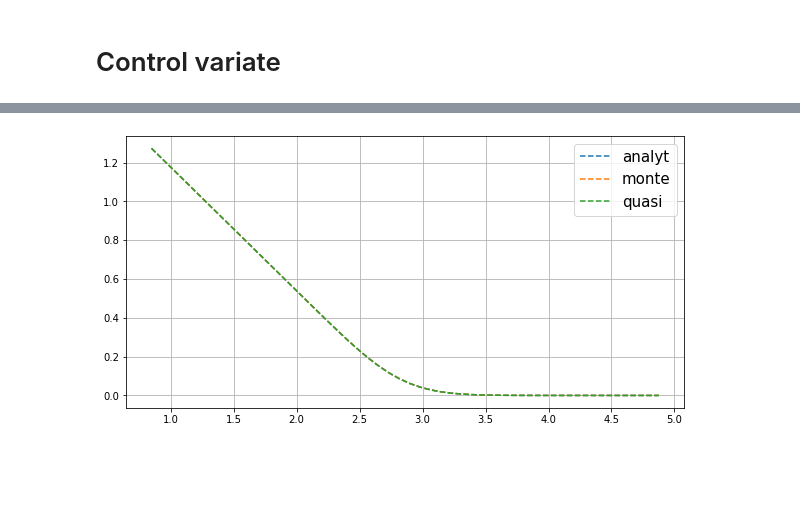
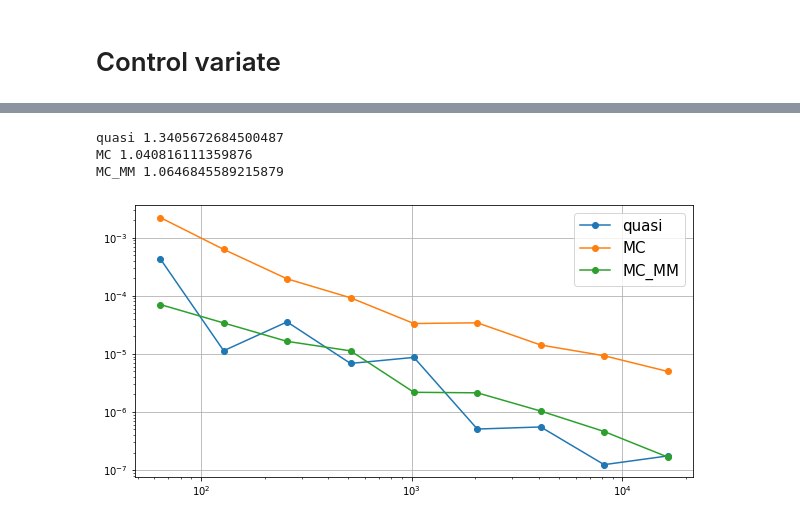
Before and after one commit to dolmatovas/MathFinance, a Jupyter notebook: asian options/Asian option pricing.ipynb, the cells around one changed output, grey strips where cells are left out. Drawn from its saved outputs; the diff is of its cells as text; code cells hidden in the pictures; blank space fills up the shorter version.

```diff
--- a/asian options/Asian option pricing.ipynb
+++ b/asian options/Asian option pricing.ipynb
@@ -349,2 +388,2 @@ None
 # %%
-nt = 200
+nt = 20
@@ -353,26 +390,24 @@ from tqdm import tqdm
 # %%
 nit = 10
 
-Ns = 2 ** (np.arange(6, 18))
-
-err1 = []
-err2 = []
+Ns = 2 ** (np.arange(6, 15))
 
 I1 = 0.5 * t * (np.log(S0) + np.log(St))
 I2 = 0.5 * t * (S0 + St)
 
 Canalyt = GeometricMeanAnalytical(r, sig, t, T, St, I1, Kn)
 
+errors = defaultdict(list)
+
 for N in tqdm(Ns):
 
     Cquasi = QuasiMonteCarloGeometricMean(r, sig, t, T, St, I1, Kn, N, nt)
+    errors['quasi'].append(np.linalg.norm(Canalyt - Cquasi) ** 2)
 
-    err = []
+    crnt_errors = defaultdict(list)
     for _ in range(nit):
-        Cmonte = MonteCarloGeometricMean(r, sig, t, T, St, I1, Kn, N, nt, moment_matching=True)
-        err.append( np.linalg.norm( Cmonte - Canalyt ) ** 2 )
-    err1.append( np.linalg.norm( Cquasi - Canalyt ) ** 2 )
-    err2.append( np.mean(err) )
+        res = MonteCarloGeometricMean(r, sig, t, T, St, I1, Kn, N, nt)
+        for k, c in res.items():
+            crnt_errors[k].append( np.linalg.norm( c - Canalyt ) ** 2 )
+    for k, err in crnt_errors.items():
+        errors[k].append(np.mean(err))
-# %%
-scale, loc = np.polyfit(np.log(Ns), np.log(err1), 1 )
-scale, loc
@@ -383,3 +413,0 @@ predict1 = np.exp( scale * np.log(Ns) + loc )
-# %%
-scale, loc = np.polyfit(np.log(Ns), np.log(err2), 1 )
-scale, loc
@@ -401,9 +414,15 @@ None
-# %%
-plt.figure(figsize=(10, 5))
-plt.plot(Kn, Canalyt, '--', label='analyt')
-plt.plot(Kn, Cmonte, '--', label='monte')
-plt.plot(Kn, Cquasi, '--', label='quasi')
-plt.legend(fontsize=15)
-plt.grid()
-# %% [output]
-[figure, removed]
+# %%
+plt.figure(figsize=(10, 5))
+for k, err in errors.items():
+    scale, loc = np.polyfit(np.log(Ns), np.log(err), 1 )
+    print(k, -scale)
+
+    plt.loglog(Ns, err, '-o', label=k)
+plt.legend(fontsize=15)
+plt.grid()
+None
+# %% [output]
+quasi 1.3405672684500487
+MC 1.040816111359876
+MC_MM 1.0646845589215879
+[figure, added]
```
Also changed, not shown: parts of 18 cells of this notebook, 2 other files.
